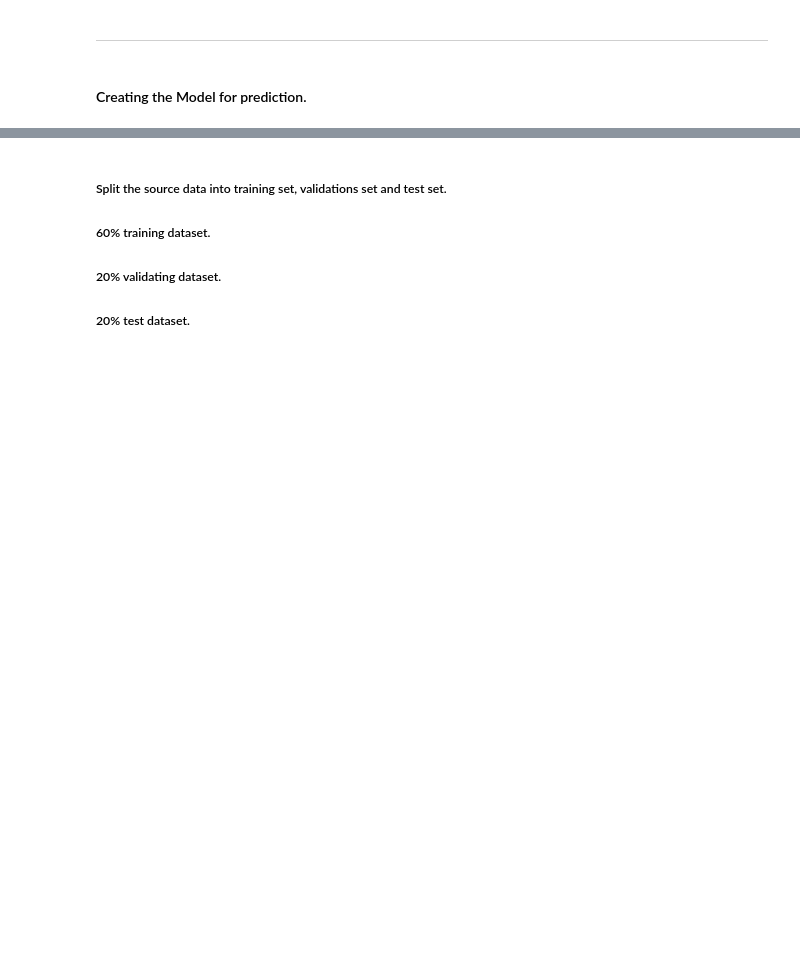
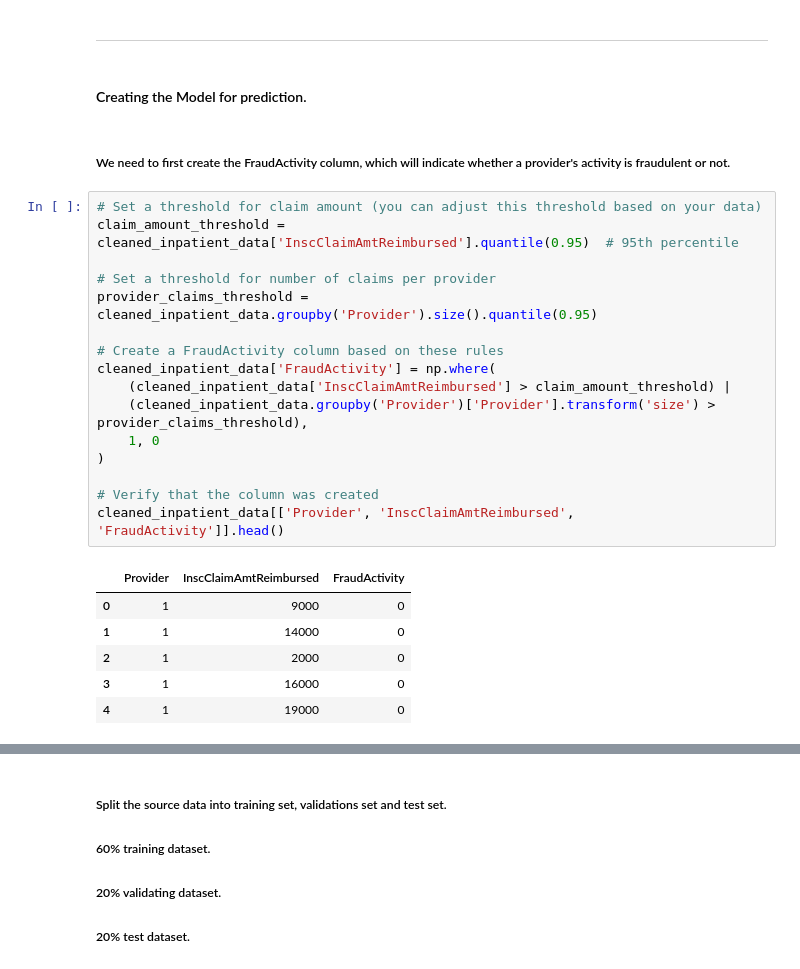
Before and after one commit to CesarChaparro1974/Healthcare-provider-fraud-detection, a Jupyter notebook: notebook.ipynb, the cells around one changed output, grey strips where cells are left out. Saved outputs shown, nothing was run; the diff lists cells and outputs as text; blank space fills up the shorter version.

```diff
--- a/notebook.ipynb
+++ b/notebook.ipynb
@@ -1247,3 +1258,28 @@ plt.show()
 ***
 # %% [markdown]
 #### Creating the Model for prediction.
+# %% [markdown]
+##### We need to first create the FraudActivity column, which will indicate whether a provider's activity is fraudulent or not.
+# %%
+# Set a threshold for claim amount (you can adjust this threshold based on your data)
+claim_amount_threshold = cleaned_inpatient_data['InscClaimAmtReimbursed'].quantile(0.95)  # 95th percentile
+
+# Set a threshold for number of claims per provider
+provider_claims_threshold = cleaned_inpatient_data.groupby('Provider').size().quantile(0.95)
+
+# Create a FraudActivity column based on these rules
+cleaned_inpatient_data['FraudActivity'] = np.where(
+    (cleaned_inpatient_data['InscClaimAmtReimbursed'] > claim_amount_threshold) |
+    (cleaned_inpatient_data.groupby('Provider')['Provider'].transform('size') > provider_claims_threshold),
+    1, 0
+)
+
+# Verify that the column was created
+cleaned_inpatient_data[['Provider', 'InscClaimAmtReimbursed', 'FraudActivity']].head()
+# %% [output]
+|  | Provider | InscClaimAmtReimbursed | FraudActivity |
+| 0 | 1 | 9000 | 0 |
+| 1 | 1 | 14000 | 0 |
+| 2 | 1 | 2000 | 0 |
+| 3 | 1 | 16000 | 0 |
+| 4 | 1 | 19000 | 0 |
```
Also changed, not shown: parts of 44 cells of this notebook, 6 other files.
